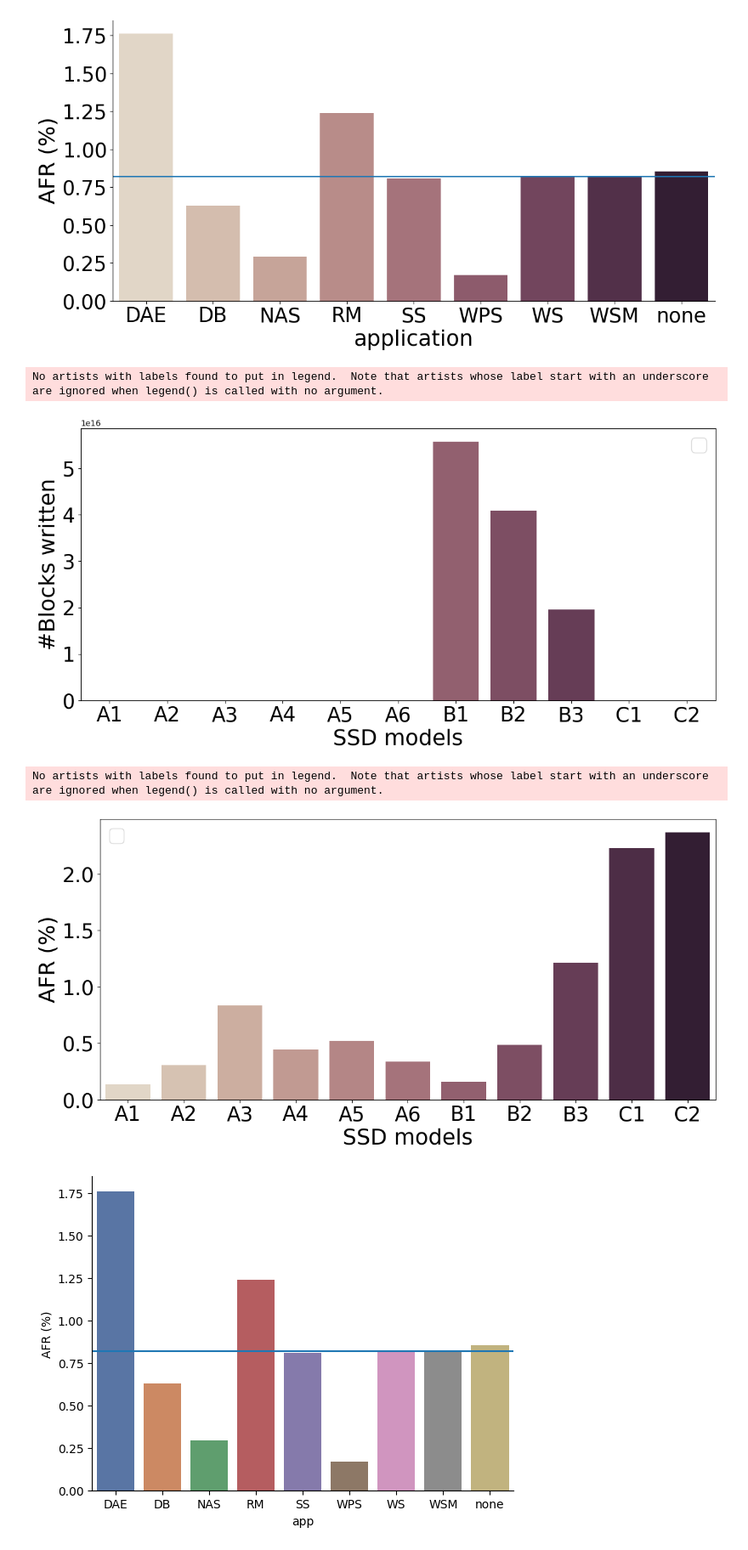
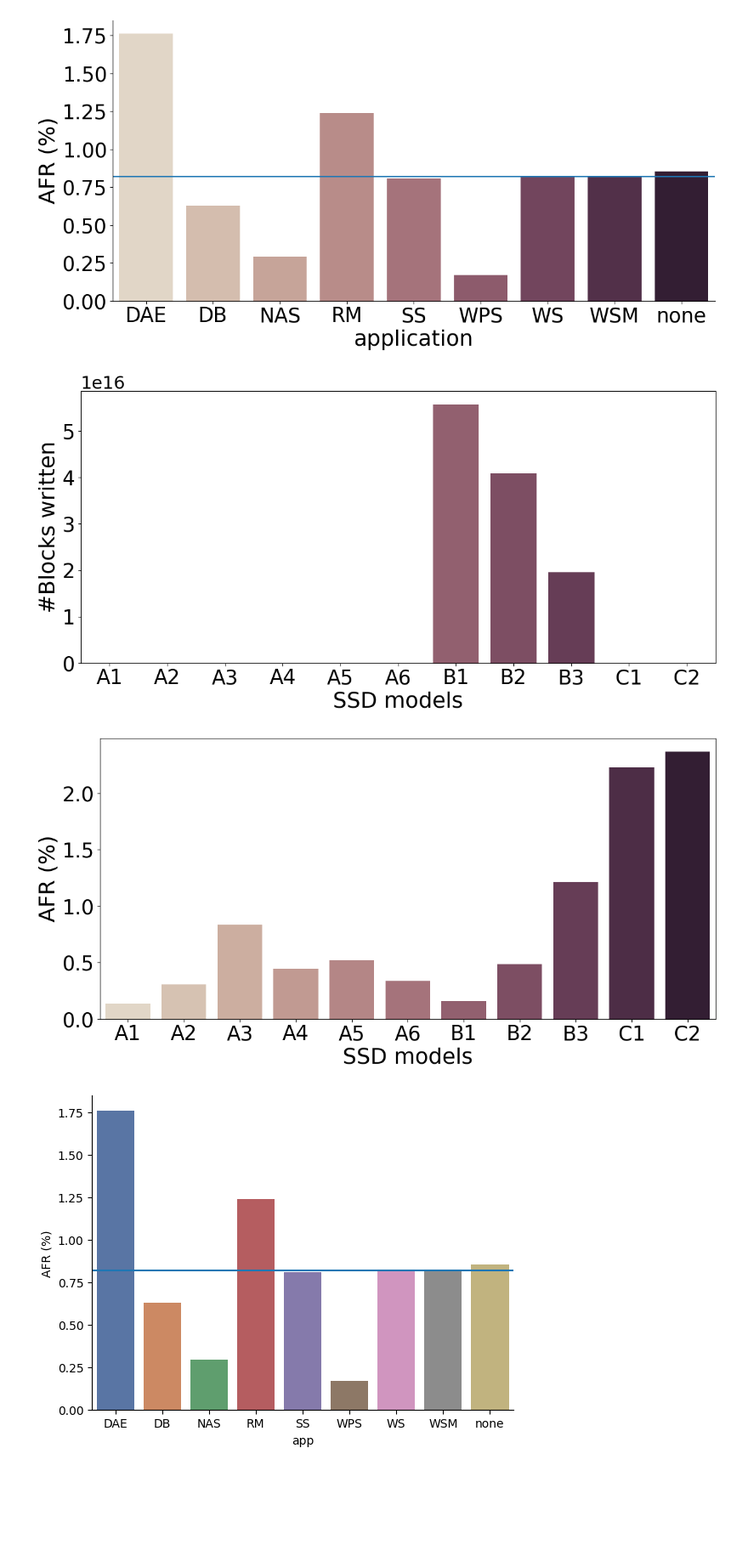
Before and after one commit to EricBorba/StorageFailurePredictor, a Jupyter notebook: Queries.ipynb, the cells around one changed output. Shown at 85% size. Cells and saved outputs as stored; diff of their text form; code cells hidden in the pictures; blank space fills up the shorter version.

Commit message:
compositedesirabilityGraph

```diff
--- a/Queries.ipynb
+++ b/Queries.ipynb
@@ -1052,38 +1052,39 @@ label_size = 27
 
 # Plotting
 # Plot 1: Sum of n_b_written for each model
 plt.figure(figsize=(12, 6))
 sns.barplot(x='models', y='n_b_written', data=sum_n_b_written, palette='ch:.25')
 #plt.xticks(rotation=45)
 #plt.title('Sum of n_b_written for Each Model')
 plt.xlabel('SSD models', fontsize=label_size)
 plt.ylabel('#Blocks written', fontsize=label_size)
 plt.xticks(fontsize=font_size-2)
 plt.yticks(fontsize=font_size-2)
-plt.legend(fontsize=23)
+#plt.legend(fontsize=23)
 plt.tight_layout()
 plt.grid(False)
+# Adjust the font size of the x-axis order of magnitude
+ax = plt.gca()
+ax.yaxis.get_offset_text().set_fontsize(label_size-5)
 plt.savefig('img/modelwrittenblocks.pdf')
 plt.show()
 
 # Plot 2: Mean of AFR_SDDs for each model
 plt.figure(figsize=(12, 6))
 sns.barplot(x='models', y='AFR_SDDs', data=mean_AFR_SDDs, palette='ch:.25')
 #plt.xticks(rotation=45)
 #plt.title('Mean of AFR_SDDs for Each Model')
 plt.xlabel('SSD models', fontsize=label_size)
 plt.ylabel('AFR (%)', fontsize=label_size)
 plt.xticks(fontsize=font_size-2)
 plt.yticks(fontsize=font_size-2)
-plt.legend(fontsize=23)
+#plt.legend(fontsize=23)
 plt.tight_layout()
 plt.grid(False)
 plt.savefig('img/modelAFR.pdf')
 plt.show()
 # %% [output]
-No artists with labels found to put in legend.  Note that artists whose label start with an underscore are ignored when legend() is called with no argument.
-[figure, old version]
+[figure, new version]
-No artists with labels found to put in legend.  Note that artists whose label start with an underscore are ignored when legend() is called with no argument.
 [figure]
 # %%
 df_plotAFRMTTFSPF = df_loadDoE.groupby(['app'], as_index=False)['AFR_SDDs'].mean()
```
Also changed, not shown: 32 other files.
